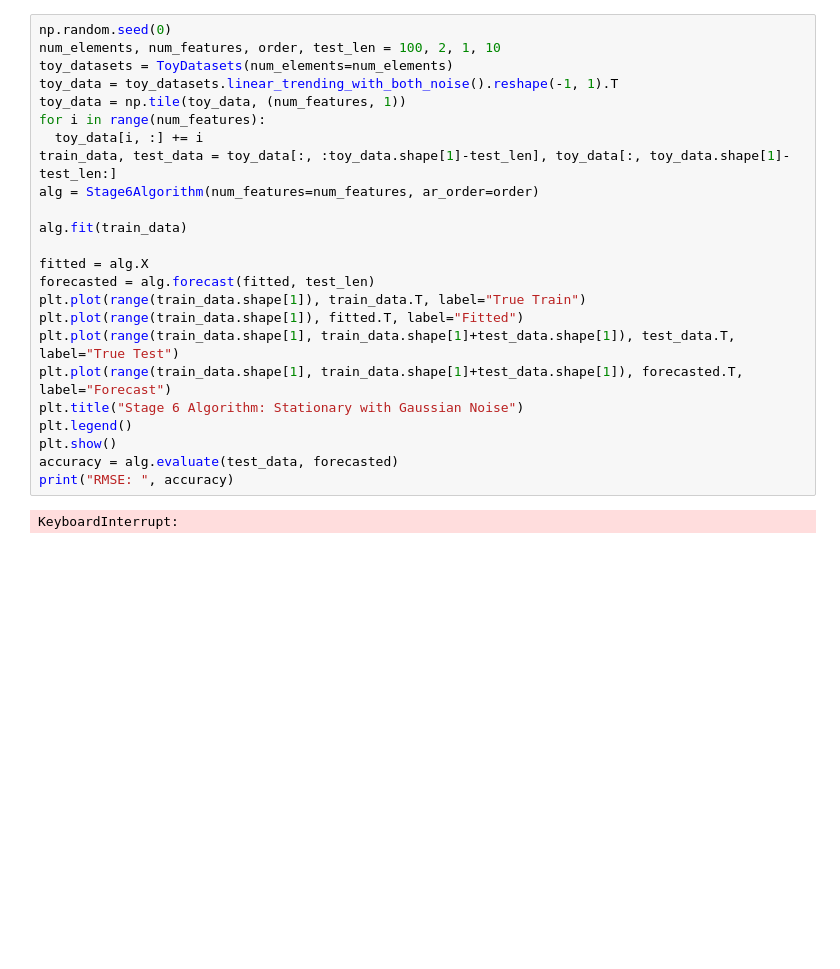
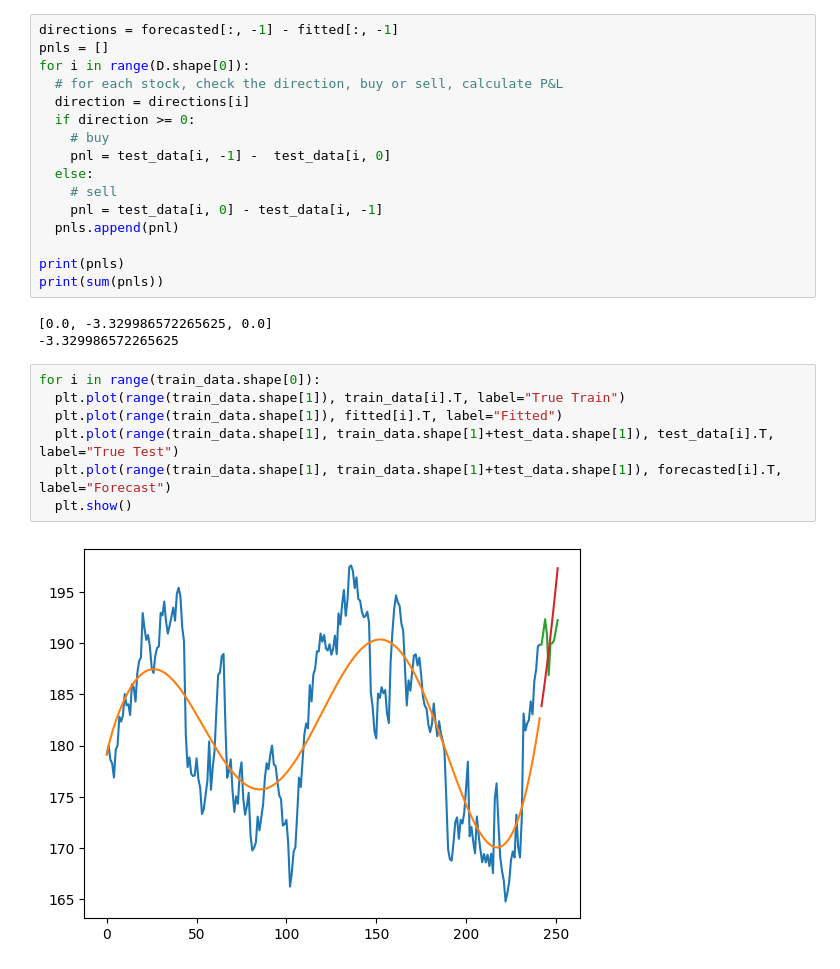
Before and after one commit to chrischris531/fyp, a Jupyter notebook: stage_6_algorithm_notebook.ipynb, the cells around one changed output. Saved outputs shown, nothing was run; the diff lists cells and outputs as text; blank space fills up the shorter version.

```diff
--- a/stage_6_algorithm_notebook.ipynb
+++ b/stage_6_algorithm_notebook.ipynb
@@ -140,26 +364,28 @@ print("RMSE: ", accuracy)
+# %%
+directions = forecasted[:, -1] - fitted[:, -1]
+pnls = []
+for i in range(D.shape[0]):
+  # for each stock, check the direction, buy or sell, calculate P&L
+  direction = directions[i]
+  if direction >= 0:
+    # buy
+    pnl = test_data[i, -1] -  test_data[i, 0]
+  else:
+    # sell
+    pnl = test_data[i, 0] - test_data[i, -1]
+  pnls.append(pnl)
+
+print(pnls)
+print(sum(pnls))
+# %% [output]
+[0.0, -3.329986572265625, 0.0]
+-3.329986572265625
 # %%
-np.random.seed(0)
-num_elements, num_features, order, test_len = 100, 2, 1, 10
-toy_datasets = ToyDatasets(num_elements=num_elements)
-toy_data = toy_datasets.linear_trending_with_both_noise().reshape(-1, 1).T
-toy_data = np.tile(toy_data, (num_features, 1))
-for i in range(num_features):
-  toy_data[i, :] += i
-train_data, test_data = toy_data[:, :toy_data.shape[1]-test_len], toy_data[:, toy_data.shape[1]-test_len:]
-alg = Stage6Algorithm(num_features=num_features, ar_order=order)
-
-alg.fit(train_data)
-
-fitted = alg.X
-forecasted = alg.forecast(fitted, test_len)
-plt.plot(range(train_data.shape[1]), train_data.T, label="True Train")
-plt.plot(range(train_data.shape[1]), fitted.T, label="Fitted")
-plt.plot(range(train_data.shape[1], train_data.shape[1]+test_data.shape[1]), test_data.T, label="True Test")
-plt.plot(range(train_data.shape[1], train_data.shape[1]+test_data.shape[1]), forecasted.T, label="Forecast")
-plt.title("Stage 6 Algorithm: Stationary with Gaussian Noise")
-plt.legend()
-plt.show()
-accuracy = alg.evaluate(test_data, forecasted)
-print("RMSE: ", accuracy)
+for i in range(train_data.shape[0]):
+  plt.plot(range(train_data.shape[1]), train_data[i].T, label="True Train")
+  plt.plot(range(train_data.shape[1]), fitted[i].T, label="Fitted")
+  plt.plot(range(train_data.shape[1], train_data.shape[1]+test_data.shape[1]), test_data[i].T, label="True Test")
+  plt.plot(range(train_data.shape[1], train_data.shape[1]+test_data.shape[1]), forecasted[i].T, label="Forecast")
+  plt.show()
 # %% [output]
-KeyboardInterrupt:
+[figure, added]
```
Also changed, not shown: parts of 16 cells of this notebook, 1 other file.
